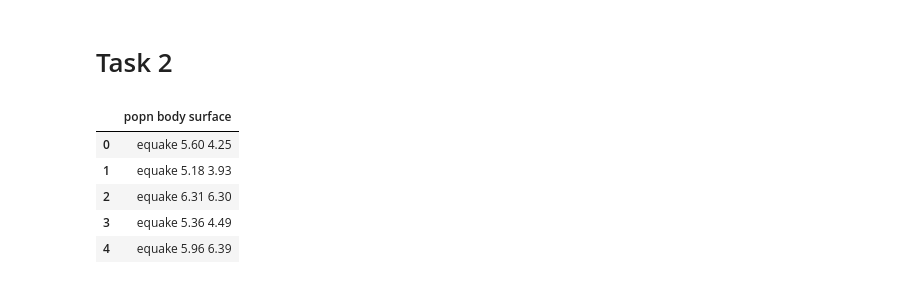
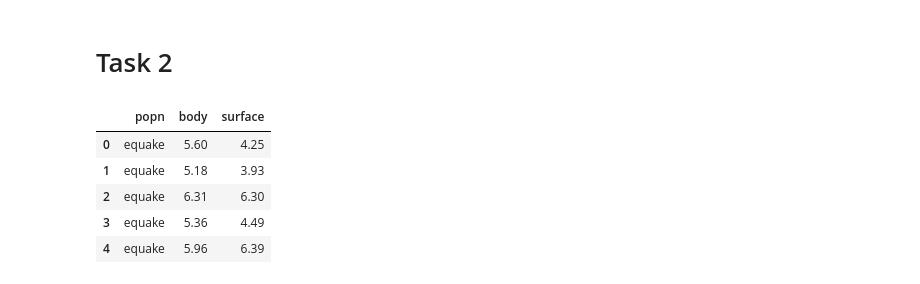
Before and after one commit to Wladeko/advanced-machine-learning, a Jupyter notebook: 2_Logistic_Regression/logistic.ipynb, the cells around one changed output. Saved outputs shown, nothing was run; the diff lists cells and outputs as text; code cells hidden in the pictures.

```diff
--- a/2_Logistic_Regression/logistic.ipynb
+++ b/2_Logistic_Regression/logistic.ipynb
@@ -108,12 +107,12 @@ For the first patient predicted probability of the heart attack is 71.22%
 # %% [markdown]
 # Task 2
 # %%
-df = pd.read_csv("data\\earthquake.txt")
+df = pd.read_csv("data\\earthquake.txt", sep=' ', decimal=".")
 df.head()
 # %% [output]
-|  | popn body surface |
-| 0 | equake 5.60 4.25 |
-| 1 | equake 5.18 3.93 |
-| 2 | equake 6.31 6.30 |
-| 3 | equake 5.36 4.49 |
-| 4 | equake 5.96 6.39 |
+|  | popn | body | surface |
+| 0 | equake | 5.60 | 4.25 |
+| 1 | equake | 5.18 | 3.93 |
+| 2 | equake | 6.31 | 6.30 |
+| 3 | equake | 5.36 | 4.49 |
+| 4 | equake | 5.96 | 6.39 |
```
Also changed, not shown: parts of 7 cells of this notebook.
